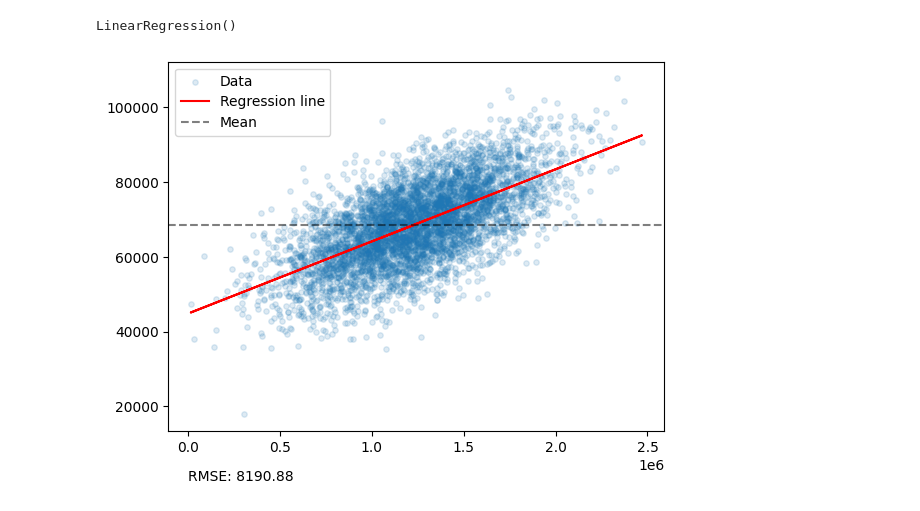
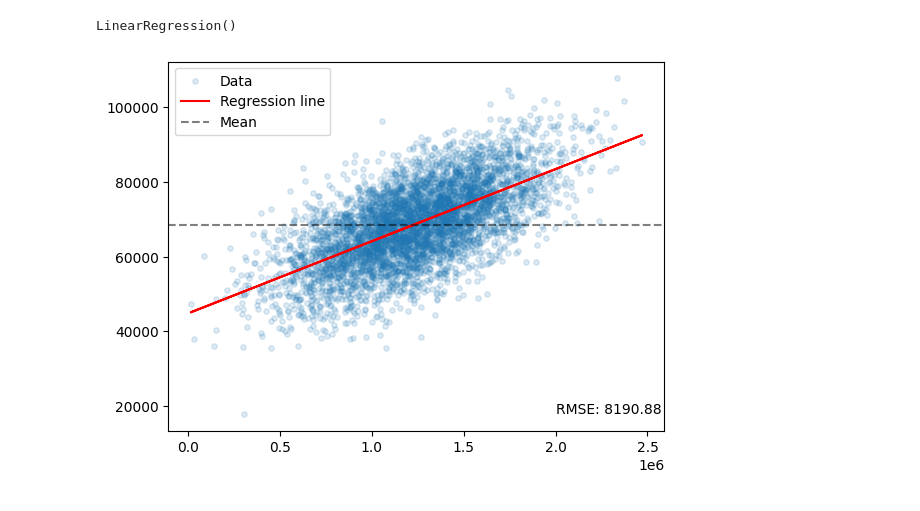
Before and after one commit to mauer9/ds_regress, a Jupyter notebook: us_housing.ipynb, the cells around one changed output. Drawn from its saved outputs; the diff is of its cells as text; code cells hidden in the pictures.

```diff
--- a/us_housing.ipynb
+++ b/us_housing.ipynb
@@ -57,11 +62,11 @@ rmse = np.sqrt(mean_squared_error(ry, y_predicted))
 # %%
 plt.scatter(rx, ry, s=15, alpha=.15, label='Data')
 plt.plot(rx, y_predicted, color='r', label='Regression line')
 
 plt.axhline(y=np.mean(y), color='k', alpha=.5, linestyle='--', label='Mean')
 
-plt.text(0, 2, f'RMSE: {rmse:.2f}')
+plt.text(2e6, 18000, f'RMSE: {rmse:.2f}')
 plt.legend()
 plt.show()
 # %% [output]
-[figure, old version]
+[figure, new version]
```
Also changed, not shown: parts of 2 cells of this notebook, 2 other files.
